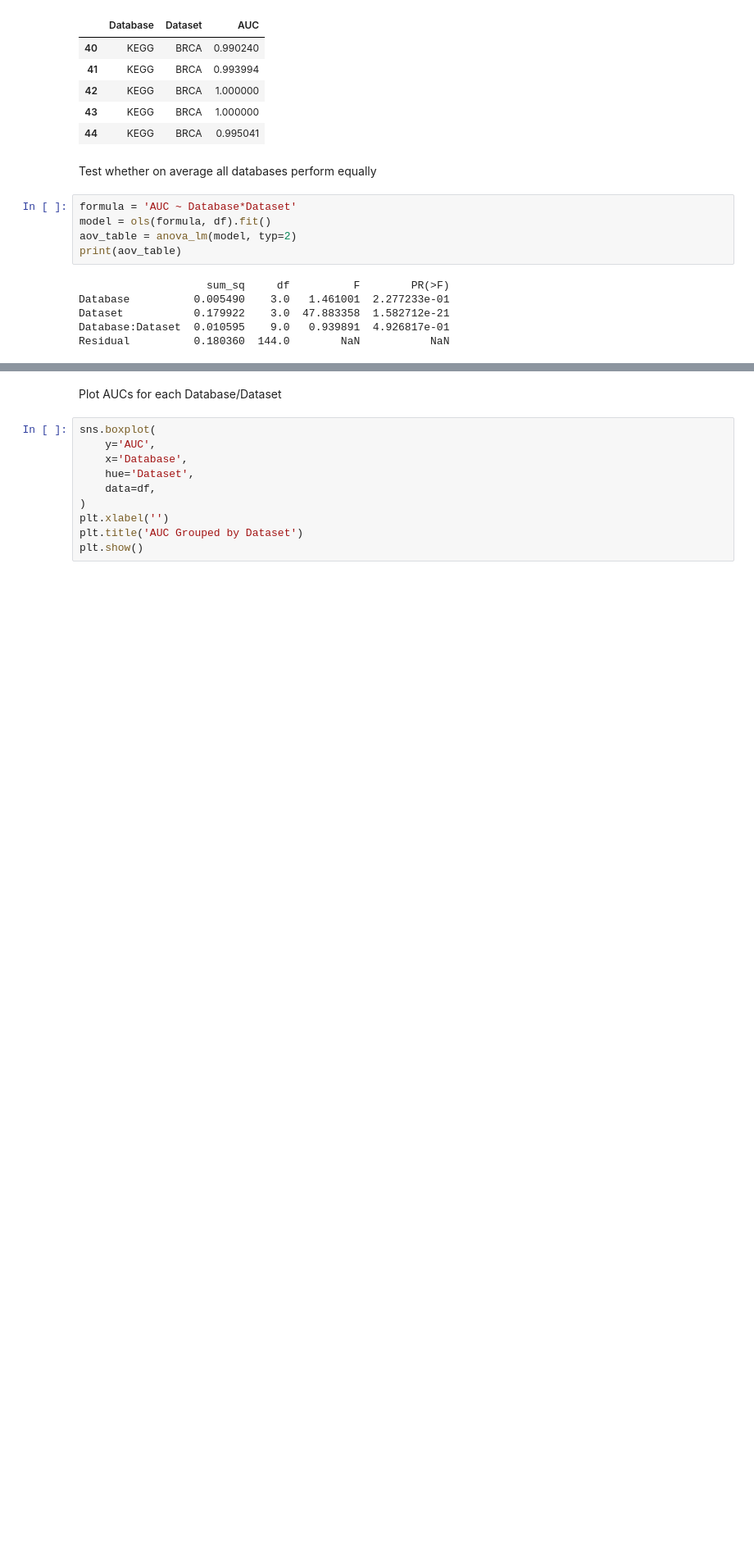
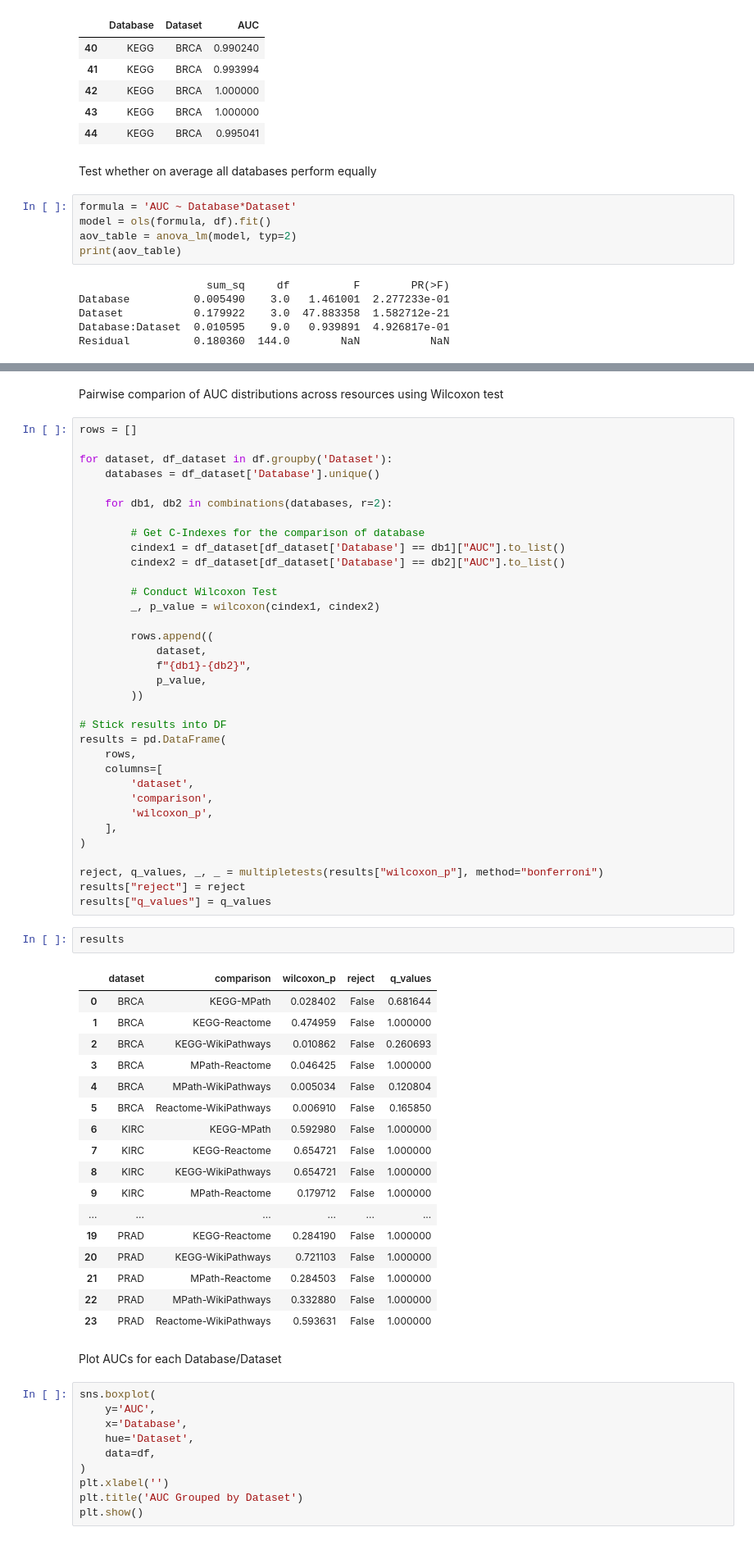
Before and after one commit to pathwayforte/results, a Jupyter notebook: notebooks/evaluation/Plot Evaluation of Tumor vs. Normal Prediction.ipynb, the cells around one changed output, grey strips where cells are left out. Shown: that part at 82% size. Cells and saved outputs as stored; diff of their text form; blank space fills up the shorter version.

```diff
--- a/notebooks/evaluation/Plot Evaluation of Tumor vs. Normal Prediction.ipynb
+++ b/notebooks/evaluation/Plot Evaluation of Tumor vs. Normal Prediction.ipynb
@@ -88,3 +61,59 @@ Reactome WikiPathways  0.0147  -0.0606 0.0901 False
+# %% [markdown]
+Pairwise comparion of AUC distributions across resources using Wilcoxon test
+# %%
+rows = []
+
+for dataset, df_dataset in df.groupby('Dataset'):
+    databases = df_dataset['Database'].unique()
+
+    for db1, db2 in combinations(databases, r=2):
+
+        # Get C-Indexes for the comparison of database
+        cindex1 = df_dataset[df_dataset['Database'] == db1]["AUC"].to_list()
+        cindex2 = df_dataset[df_dataset['Database'] == db2]["AUC"].to_list()
+
+        # Conduct Wilcoxon Test
+        _, p_value = wilcoxon(cindex1, cindex2)
+
+        rows.append((
+            dataset,
+            f"{db1}-{db2}",
+            p_value,
+        ))
+
+# Stick results into DF
+results = pd.DataFrame(
+    rows,
+    columns=[
+        'dataset',
+        'comparison',
+        'wilcoxon_p',
+    ],
+)
+
+reject, q_values, _, _ = multipletests(results["wilcoxon_p"], method="bonferroni")
+results["reject"] = reject
+results["q_values"] = q_values
+# %%
+results
+# %% [output]
+|  | dataset | comparison | wilcoxon_p | reject | q_values |
+| 0 | BRCA | KEGG-MPath | 0.028402 | False | 0.681644 |
+| 1 | BRCA | KEGG-Reactome | 0.474959 | False | 1.000000 |
+| 2 | BRCA | KEGG-WikiPathways | 0.010862 | False | 0.260693 |
+| 3 | BRCA | MPath-Reactome | 0.046425 | False | 1.000000 |
+| 4 | BRCA | MPath-WikiPathways | 0.005034 | False | 0.120804 |
+| 5 | BRCA | Reactome-WikiPathways | 0.006910 | False | 0.165850 |
+| 6 | KIRC | KEGG-MPath | 0.592980 | False | 1.000000 |
+| 7 | KIRC | KEGG-Reactome | 0.654721 | False | 1.000000 |
+| 8 | KIRC | KEGG-WikiPathways | 0.654721 | False | 1.000000 |
+| 9 | KIRC | MPath-Reactome | 0.179712 | False | 1.000000 |
+| ... | ... | ... | ... | ... | ... |
+| 19 | PRAD | KEGG-Reactome | 0.284190 | False | 1.000000 |
+| 20 | PRAD | KEGG-WikiPathways | 0.721103 | False | 1.000000 |
+| 21 | PRAD | MPath-Reactome | 0.284503 | False | 1.000000 |
+| 22 | PRAD | MPath-WikiPathways | 0.332880 | False | 1.000000 |
+| 23 | PRAD | Reactome-WikiPathways | 0.593631 | False | 1.000000 |
 # %% [markdown]
 Plot AUCs for each Database/Dataset
 # %%
```
Also changed, not shown: parts of 6 cells of this notebook, 3 other files.
